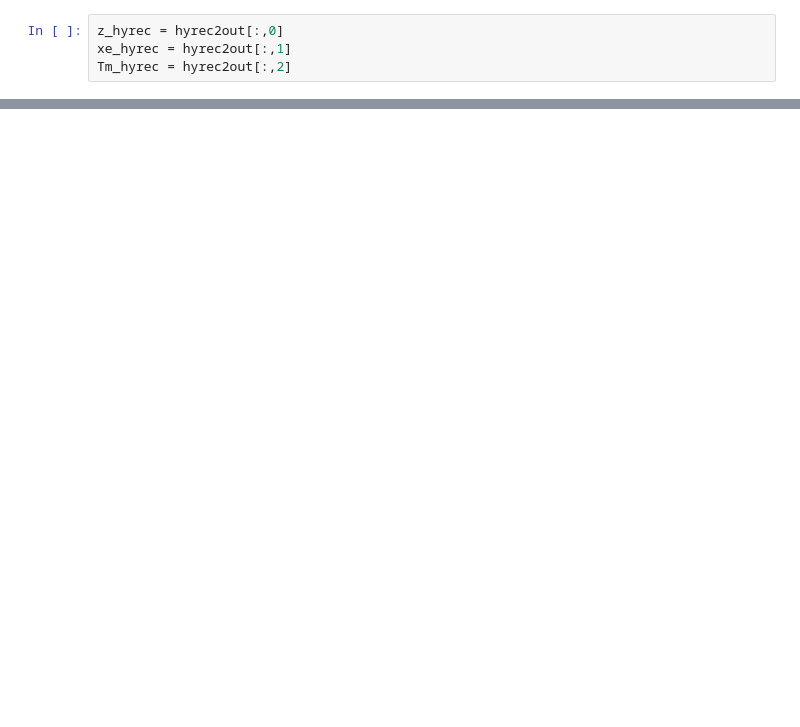
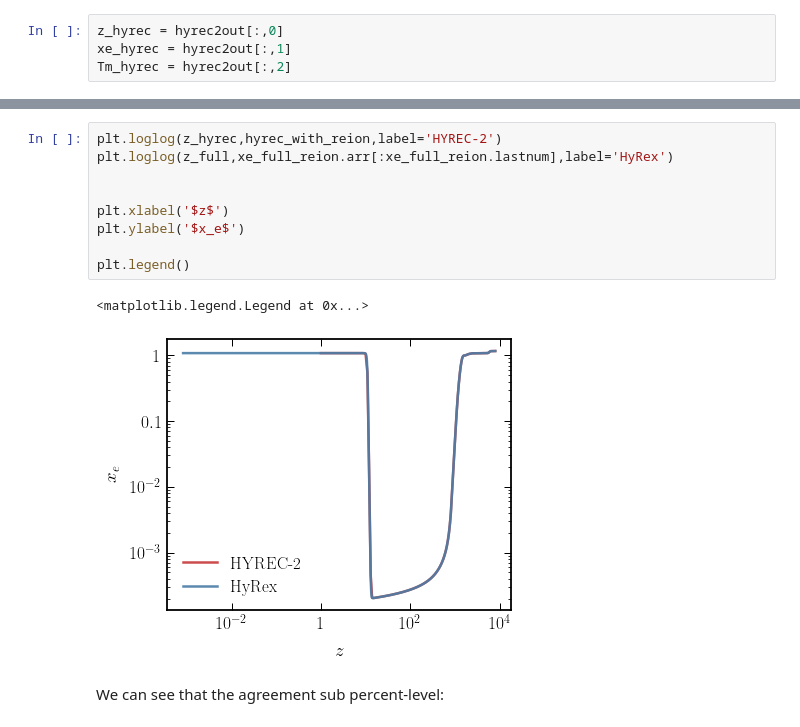
Before and after one commit to TonyZhou729/HyRex, a Jupyter notebook: notebooks/hyrex_intro.ipynb, the cells around one changed output, grey strips where cells are left out. Cells and saved outputs as stored; diff of their text form; blank space fills up the shorter version.

```diff
--- a/notebooks/hyrex_intro.ipynb
+++ b/notebooks/hyrex_intro.ipynb
@@ -134,2 +152,16 @@ We can see that the agreement is otherwise sub percent-level:
+# %%
+plt.loglog(z_hyrec,hyrec_with_reion,label='HYREC-2')
+plt.loglog(z_full,xe_full_reion.arr[:xe_full_reion.lastnum],label='HyRex')
+
+
+plt.xlabel('$z$')
+plt.ylabel('$x_e$')
+
+plt.legend()
+# %% [output]
+<matplotlib.legend.Legend at 0x...>
+[figure, new version]
+# %% [markdown]
+We can see that the agreement sub percent-level:
 # %%
 xe_hyrex_interp = interp1d(z_full,xe_full_reion.arr[:xe_full_reion.lastnum])
```
Also changed, not shown: parts of 13 cells of this notebook, 1 other file.
